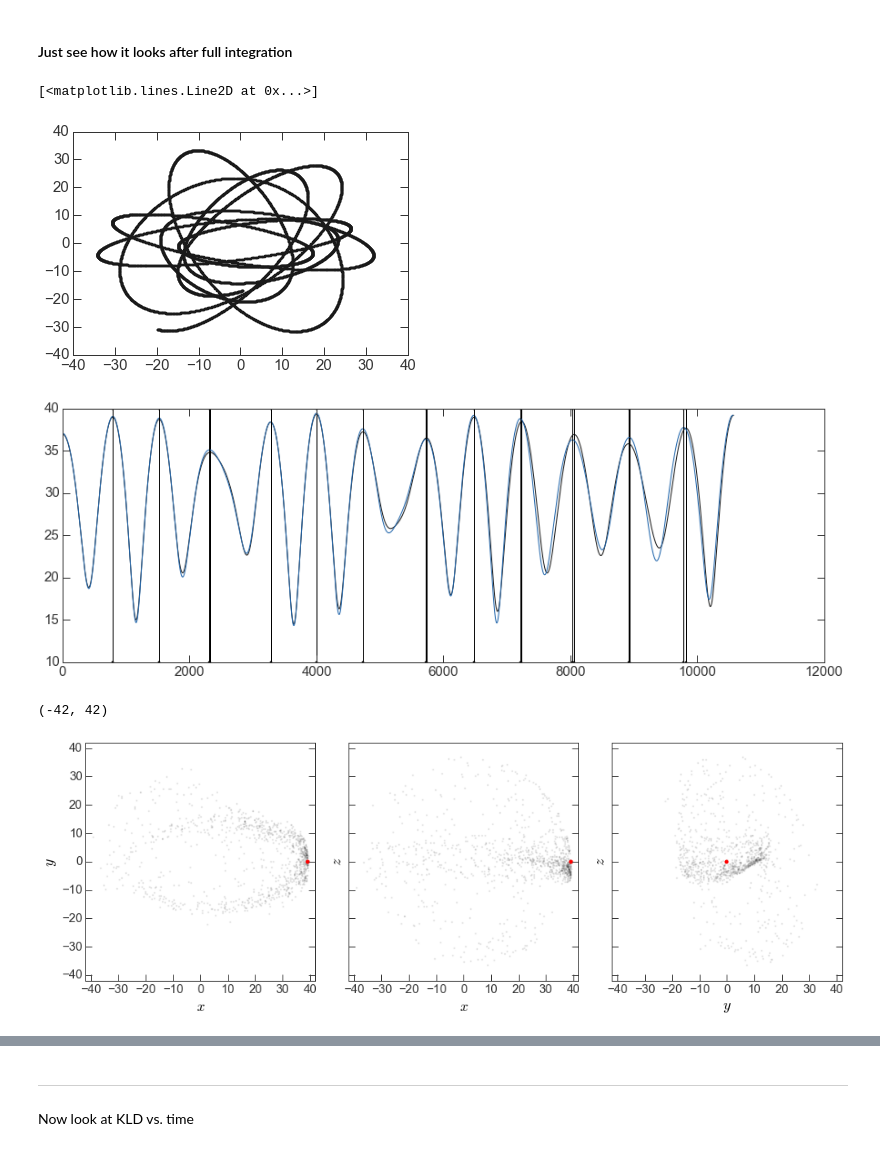
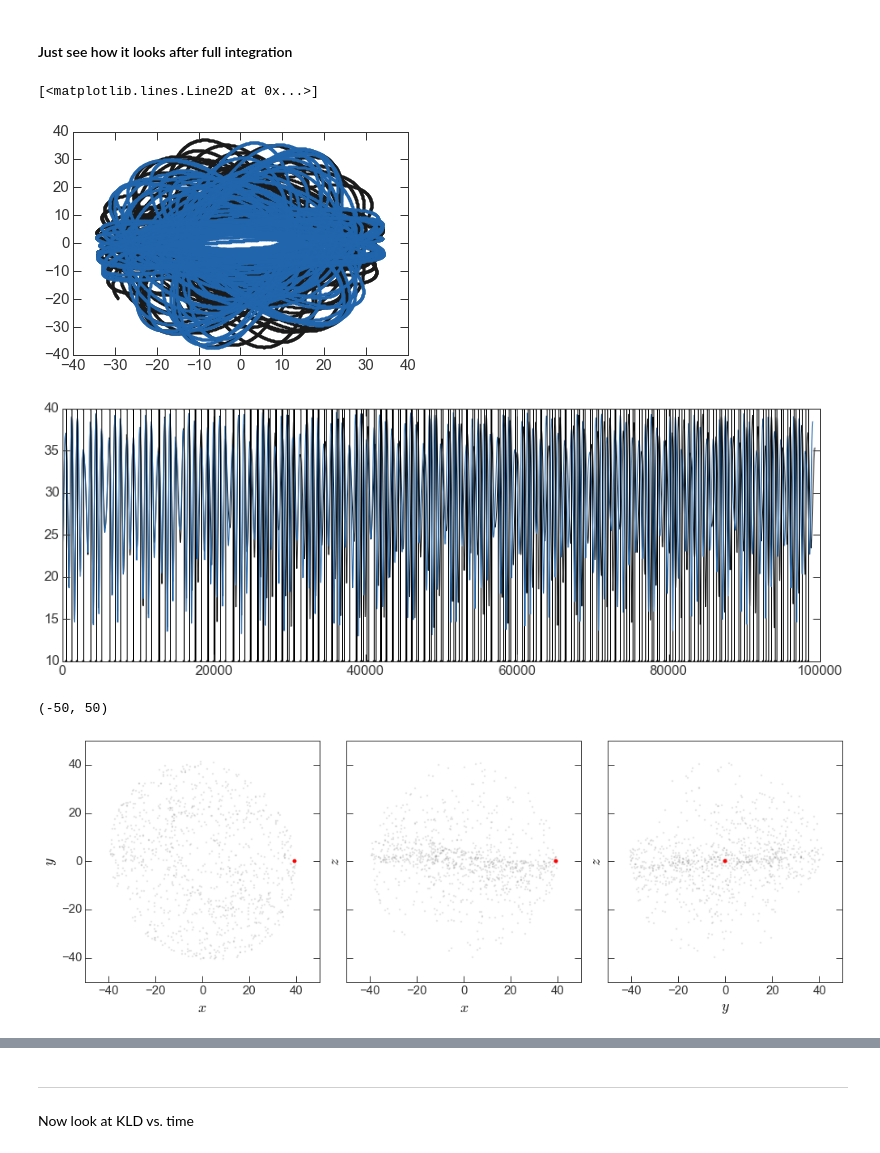
Before and after one commit to adrn/StreamMorphology, a Jupyter notebook: notebooks/Figure - two orbits.ipynb, the cells around one changed output, grey strips where cells are left out. Drawn from its saved outputs; the diff is of its cells as text; code cells hidden in the pictures.

```diff
--- a/notebooks/Figure - two orbits.ipynb
+++ b/notebooks/Figure - two orbits.ipynb
@@ -365,7 +389,7 @@ fig.tight_layout()
 # slow_fast_w0 = np.array([[9.849999999999998, 0.0, 14.349999999999998, 0.0, 0.2057518218440997, 0.0],
 #                          [9.849999999999998, 0.0, 14.599999999999998, 0.0, 0.20456828999924367, 0.0]])
 # %%
-evtime = 12000.
+evtime = 100000.
 # %%
 slow_w0,dt,slow_nsteps,slow_apo_ixes = peri_to_apo(slow_fast_w0[0], potential, evolution_time=evtime)
 fast_w0,dt,fast_nsteps,fast_apo_ixes = peri_to_apo(slow_fast_w0[1], potential, evolution_time=evtime)
@@ -381,9 +405,10 @@ fast_t,fastw = potential.integrate_orbit(fast_w0, dt=dt, nsteps=fast_nsteps,
                                          Integrator=gi.DOPRI853Integrator)
 # %%
 plt.plot(sloww[:,0,0], sloww[:,0,1])
+plt.plot(fastw[:,0,0], fastw[:,0,1])
 # %% [output]
 [<matplotlib.lines.Line2D at 0x...>]
-[figure, old version]
+[figure, new version]
 # %%
 plt.figure(figsize=(15,5))
 
@@ -397,7 +422,7 @@ plt.plot(fast_t, r, marker=None)
 for ix in fast_apo_ixes:
     plt.axvline(fast_t[ix])
 # %% [output]
-[figure, old version]
+[figure, new version]
 # %%
 slow_ball = fast_ensemble.ensemble_integrate(potential.c_instance, slow_ball_w0.copy(), dt, slow_nsteps, 0.)
 fast_ball = fast_ensemble.ensemble_integrate(potential.c_instance, fast_ball_w0.copy(), dt, fast_nsteps, 0.)
@@ -409,11 +436,11 @@ fig = gd.plot_orbits(slow_ball_aligned, linestyle='none', alpha=0.1,
                      subplots_kwargs=dict(sharex=True, sharey=True))
 fig = gd.plot_orbits(slow_ball_aligned[0][None], linestyle='none', c='r',
                      alpha=1., marker='o', axes=fig.axes)
-fig.axes[0].set_xlim(-42,42)
-fig.axes[0].set_ylim(-42,42)
+fig.axes[0].set_xlim(-jjj,jjj)
+fig.axes[0].set_ylim(-jjj,jjj)
 # %% [output]
-(-42, 42)
+(-50, 50)
-[figure, old version]
+[figure, new version]
 # %%
 fig = gd.plot_orbits(fast_ball_aligned, linestyle='none', alpha=0.1,
                      subplots_kwargs=dict(sharex=True, sharey=True))
```
Also changed, not shown: parts of 26 cells of this notebook, 5 other files.
